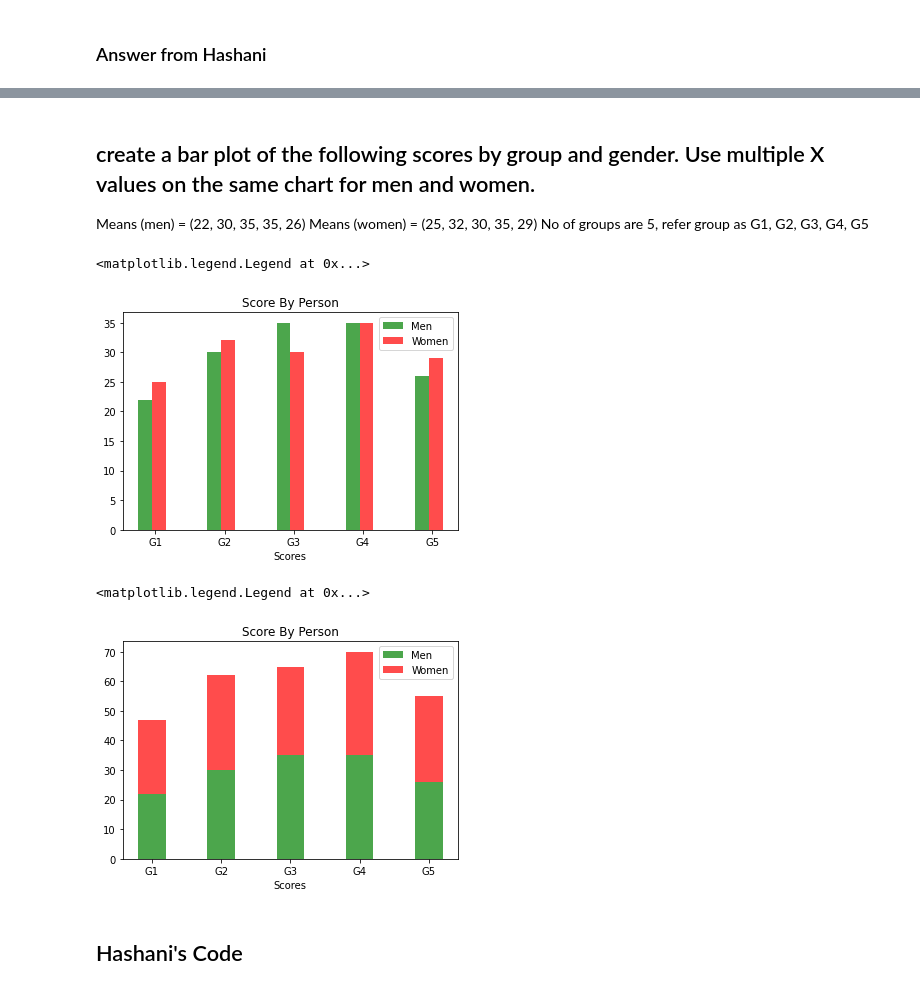
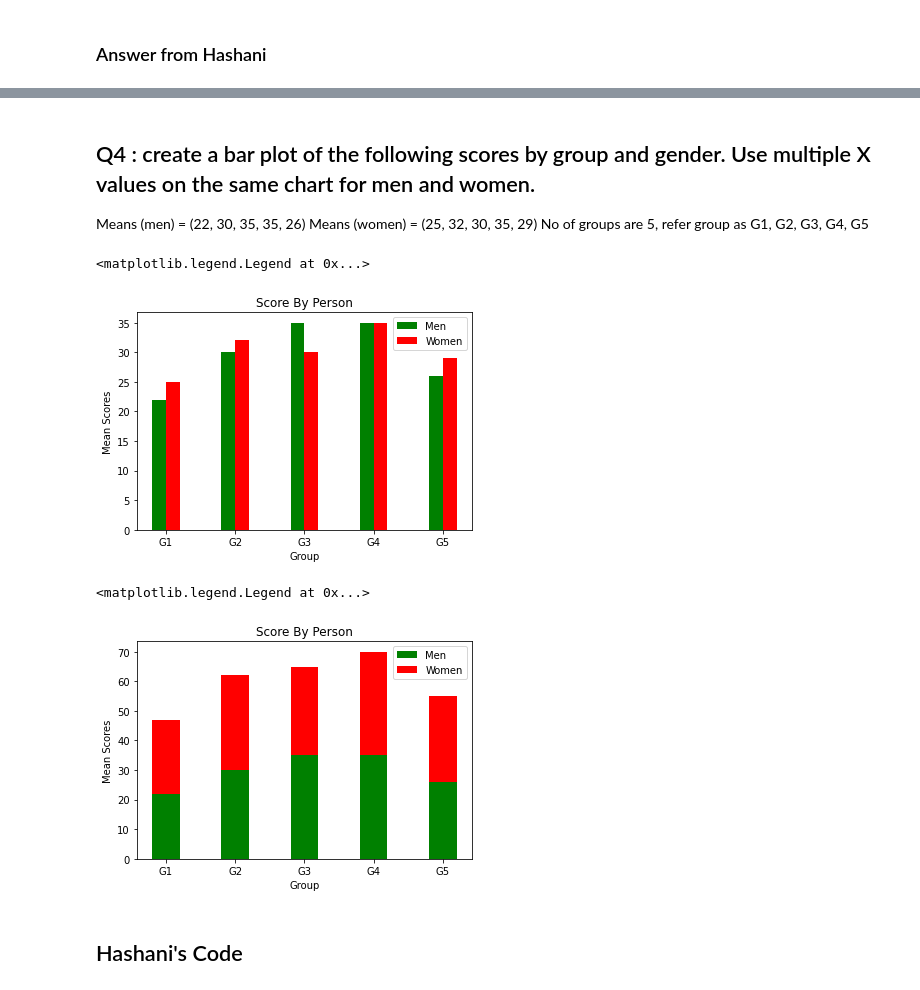
Before and after one commit to viththiananth/Data-Visualization-Using-Python_My-Pursuit, a Jupyter notebook: 2. Matplotlib_Data Visualization with Python_In Class.ipynb, the cells around one changed output, grey strips where cells are left out. Drawn from its saved outputs; the diff is of its cells as text; code cells hidden in the pictures.

```diff
--- a/2. Matplotlib_Data Visualization with Python_In Class.ipynb
+++ b/2. Matplotlib_Data Visualization with Python_In Class.ipynb
@@ -445,28 +467,28 @@ AttributeError: 'Polygon' object has no property 'normed'
 # %% [markdown]
-## create a bar plot of the following scores by group and gender. Use multiple X values on the same chart for men and women.
+## Q4 : create a bar plot of the following scores by group and gender. Use multiple X values on the same chart for men and women.
 Means (men) = (22, 30, 35, 35, 26)
 Means (women) = (25, 32, 30, 35, 29)
 No of groups are 5, refer group as G1, G2, G3, G4, G5
 # %%
 men_means = [22, 30, 35, 35, 26]
 women_means = [25, 32, 30, 35, 29]
 index = np.arange(5)
 opacity = 0.7
 bar_width = 0.2
 
-rects1 = plt.bar(index, men_means, bar_width, alpha = opacity,color = 'g', label = 'Men')
+rects1 = plt.bar(index, men_means, bar_width, alpha = 1, color = 'g', label = 'Men')
 
-rects2 = plt.bar(index+bar_width, women_means, bar_width, alpha = opacity,color = 'r', label = 'Women')
+rects2 = plt.bar(index+bar_width, women_means, bar_width, alpha = 1, color = 'r', label = 'Women')
 
-plt.xlabel('Person')
-plt.xlabel('Scores')
+plt.xlabel('Group')
+plt.ylabel('Mean Scores')
 plt.title('Score By Person')
 
-plt.xticks(index+0.15,('G1','G2','G3','G4','G5'))
+plt.xticks(index+0.1,('G1','G2','G3','G4','G5'))
 plt.legend()
 # %% [output]
 <matplotlib.legend.Legend at 0x...>
-[figure, old version]
+[figure, new version]
 # %%
 men_means = [22, 30, 35, 35, 26]
 women_means = [25, 32, 30, 35, 29]
@@ -474,19 +496,19 @@ index = np.arange(5)
 opacity = 0.7
 bar_width = 0.4
 
-rects1 = plt.bar(index, men_means, bar_width, alpha = opacity,color = 'g', label = 'Men')
+rects1 = plt.bar(index, men_means, bar_width, alpha = 1, color = 'g', label = 'Men')
 
-rects2 = plt.bar(index, women_means, bar_width, alpha = opacity,color = 'r', label = 'Women',bottom=men_means)
+rects2 = plt.bar(index, women_means, bar_width, alpha = 1, color = 'r', label = 'Women',bottom=men_means)
 
-plt.xlabel('Person')
-plt.xlabel('Scores')
+plt.xlabel('Group')
+plt.ylabel('Mean Scores')
 plt.title('Score By Person')
 
 plt.xticks(index,('G1','G2','G3','G4','G5'))
 plt.legend()
 # %% [output]
 <matplotlib.legend.Legend at 0x...>
-[figure, old version]
+[figure, new version]
 # %% [markdown]
 ## Hashani's Code
 # %%
```
Also changed, not shown: parts of 31 cells of this notebook.
